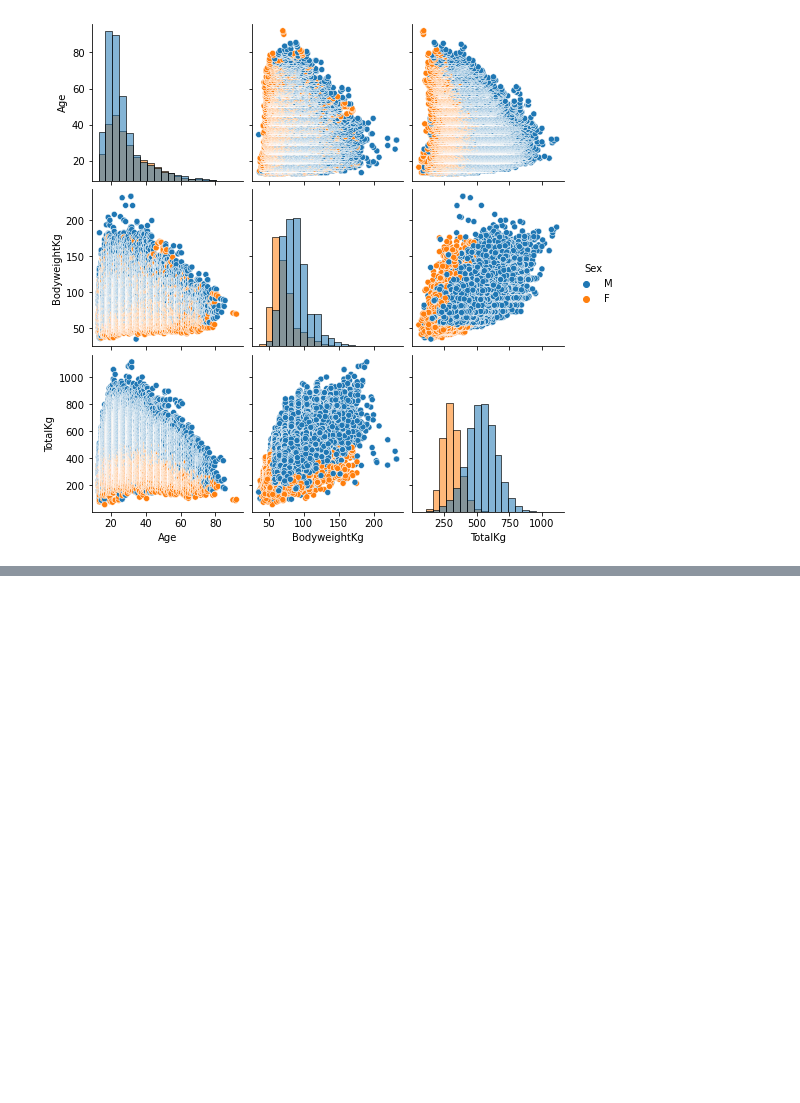
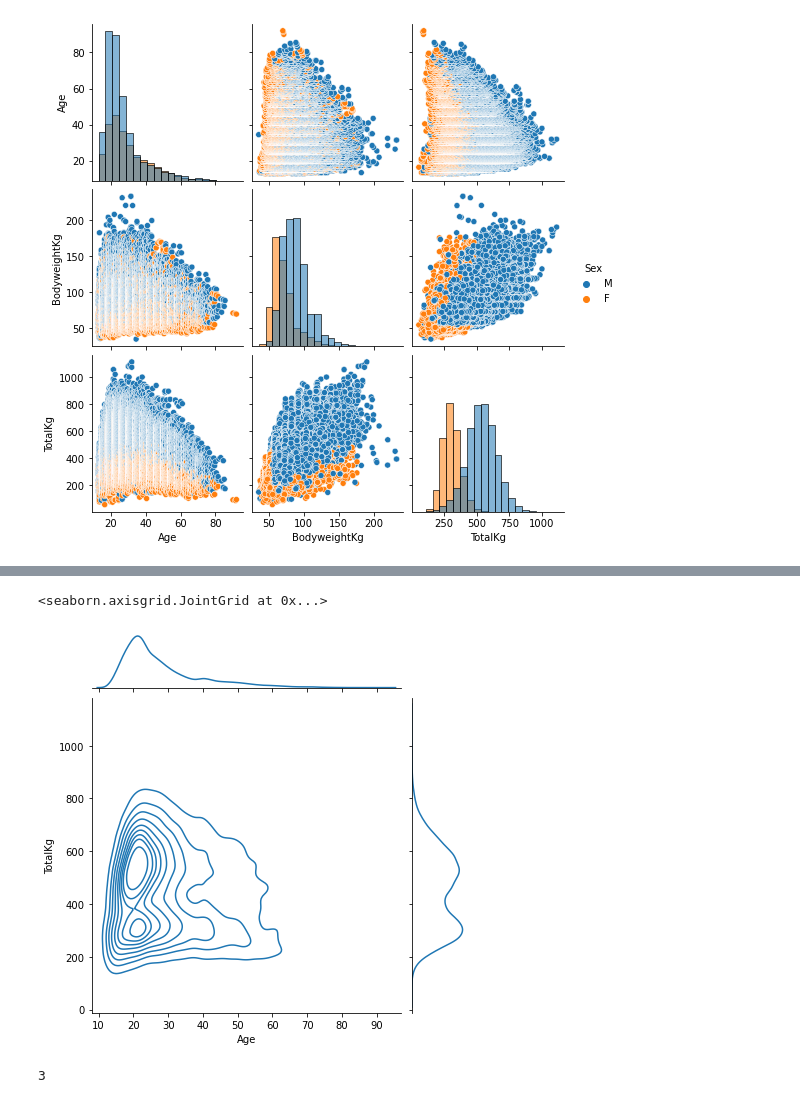
Before and after one commit to jjz17/Natural-Strength, a Jupyter notebook: notebooks/eda.ipynb, the cells around one changed output, grey strips where cells are left out. Saved outputs shown, nothing was run; the diff lists cells and outputs as text; code cells hidden in the pictures; blank space fills up the shorter version.

```diff
--- a/notebooks/eda.ipynb
+++ b/notebooks/eda.ipynb
@@ -76,0 +83,12 @@ ValueError: could not convert string to float: 'M'
+# %%
+# with sns.axes_style('white'):
+#
+# sns.jointplot('Age', 'TotalKg', data=data, kind='kde');
+sns.jointplot(data=data, x='Age', y='TotalKg', kind='kde')
+# %% [output]
+<seaborn.axisgrid.JointGrid at 0x...>
+[figure, added]
+# %%
+sns.jointplot(data=data, x='Age', y='TotalKg', kind='kde')
+# %% [output]
+3
```
Also changed, not shown: parts of 2 cells of this notebook.
